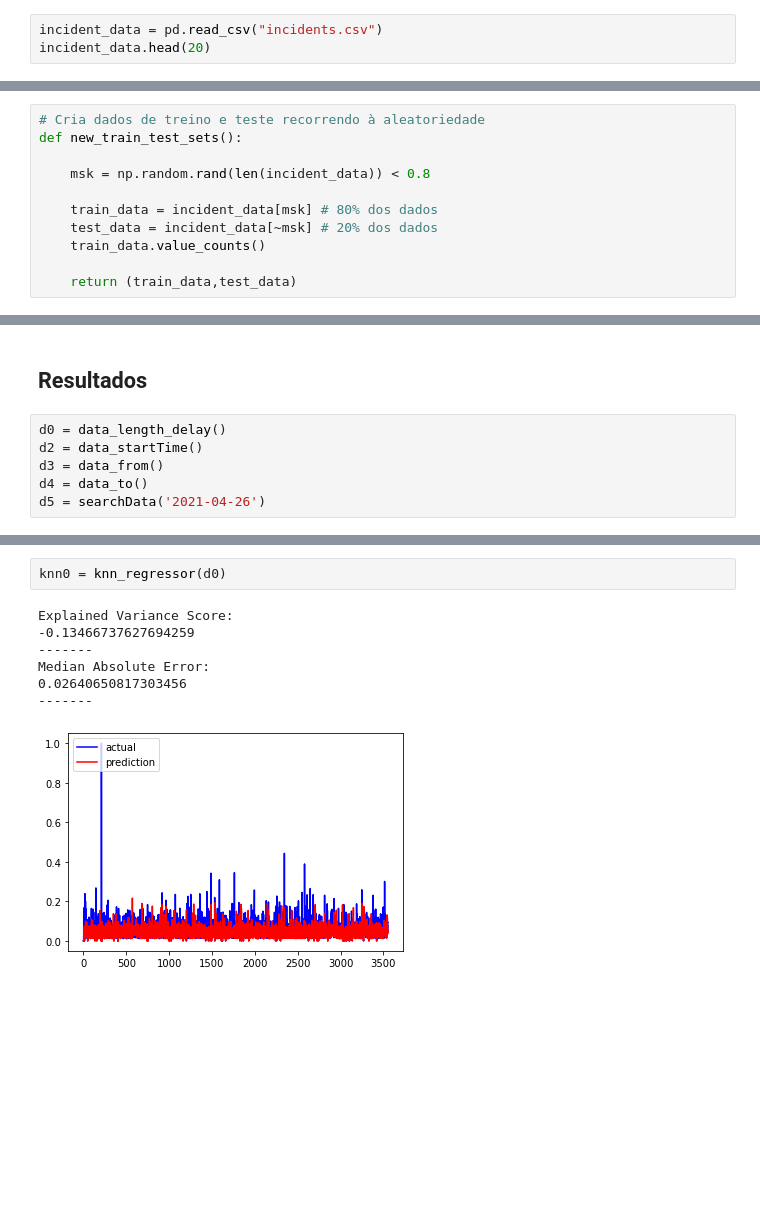
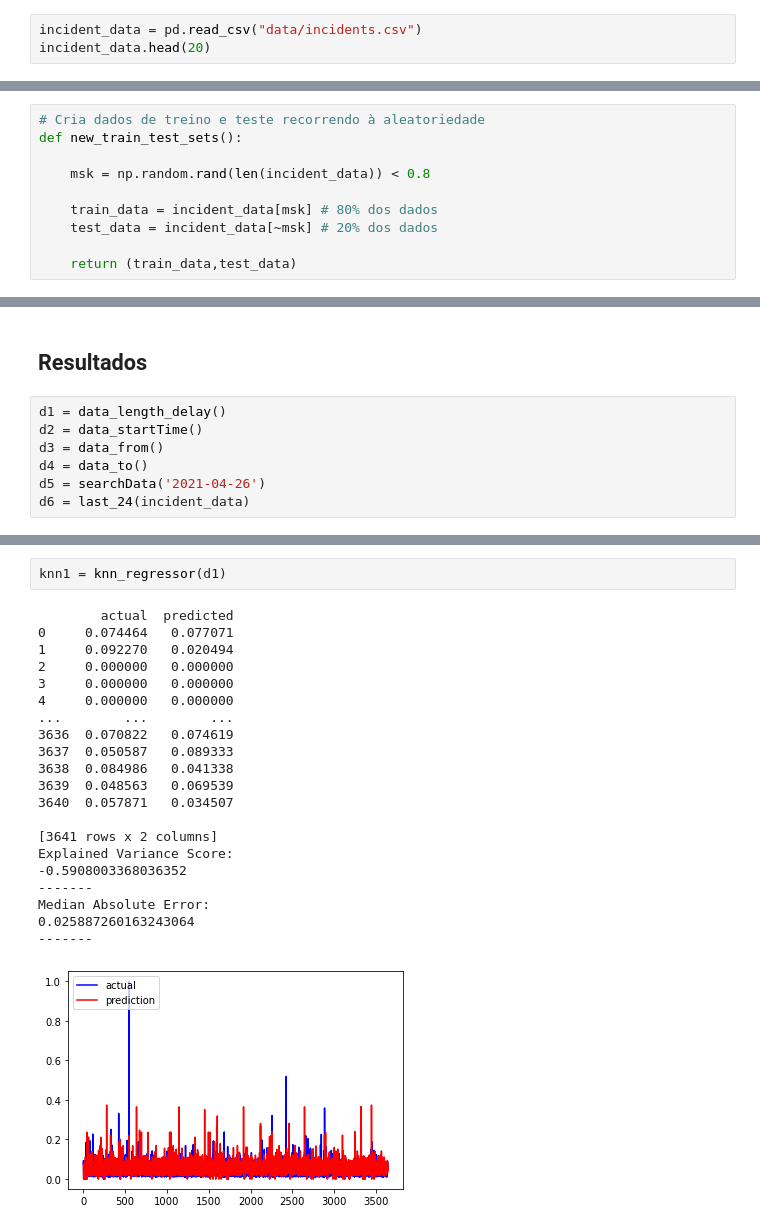
Before and after one commit to beatrizfrocha/SA2021, a Jupyter notebook: TP2/Incidents_prediction_model.ipynb, the cells around one changed output, grey strips where cells are left out. Cells and saved outputs as stored; diff of their text form; blank space fills up the shorter version.

```diff
--- a/TP2/Incidents_prediction_model.ipynb
+++ b/TP2/Incidents_prediction_model.ipynb
@@ -16,7 +18,7 @@ import matplotlib.pyplot as plt
 # %% [markdown]
 ## Load dataset
 # %%
-incident_data = pd.read_csv("incidents.csv")
+incident_data = pd.read_csv("data/incidents.csv")
 incident_data.head(20)
 # %% [output]
 |  | _id | type | properties_id | properties_iconCategory | properties_magnitudeOfDelay | properties_startTime | ... |
@@ -51,7 +53,6 @@ def new_train_test_sets():
 
     train_data = incident_data[msk] # 80% dos dados
     test_data = incident_data[~msk] # 20% dos dados
-    train_data.value_counts()
 
     return (train_data,test_data)
 # %% [markdown]
@@ -350,8 +421,9 @@ def searchData(spec_date):
 # %% [markdown]
 ## Resultados
 # %%
-d0 = data_length_delay()
+d1 = data_length_delay()
 d2 = data_startTime()
 d3 = data_from()
 d4 = data_to()
 d5 = searchData('2021-04-26')
+d6 = last_24(incident_data)
@@ -358,10 +448,24 @@ d5 = searchData('2021-04-26')
 # %%
-knn0 = knn_regressor(d0)
+knn1 = knn_regressor(d1)
 # %% [output]
+        actual  predicted
+0     0.074464   0.077071
+1     0.092270   0.020494
+2     0.000000   0.000000
+3     0.000000   0.000000
+4     0.000000   0.000000
+...        ...        ...
+3636  0.070822   0.074619
+3637  0.050587   0.089333
+3638  0.084986   0.041338
+3639  0.048563   0.069539
+3640  0.057871   0.034507
+
+[3641 rows x 2 columns]
 Explained Variance Score:
--0.13466737627694259
+-0.5908003368036352
 -------
 Median Absolute Error:
-0.02640650817303456
+0.025887260163243064
 -------
-[figure, old version]
+[figure, new version]
```
Also changed, not shown: parts of 11 cells of this notebook.
